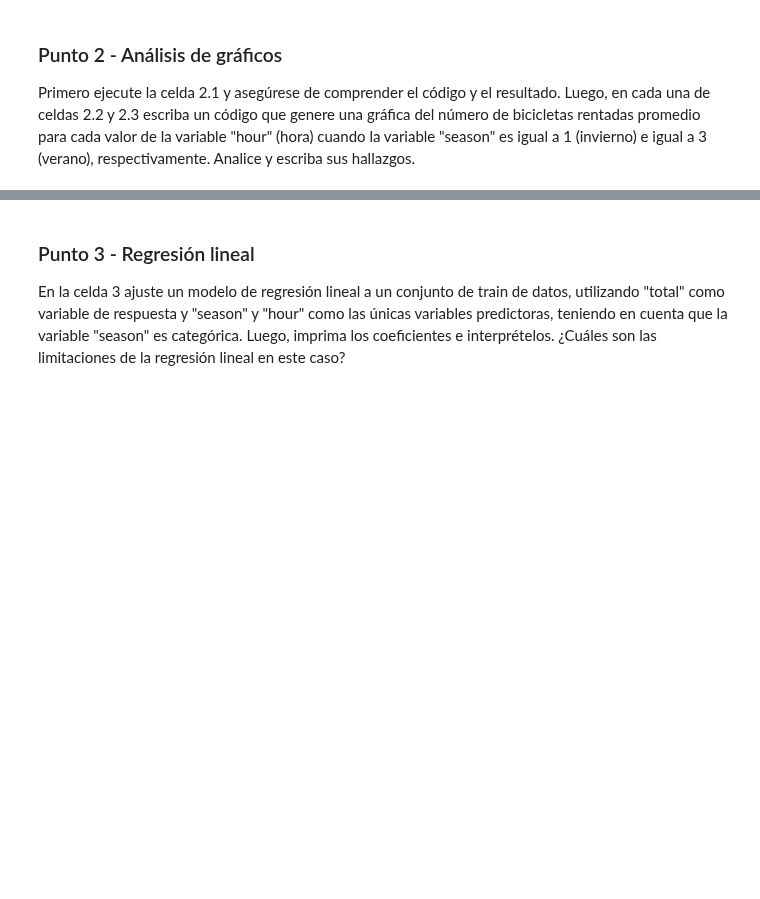
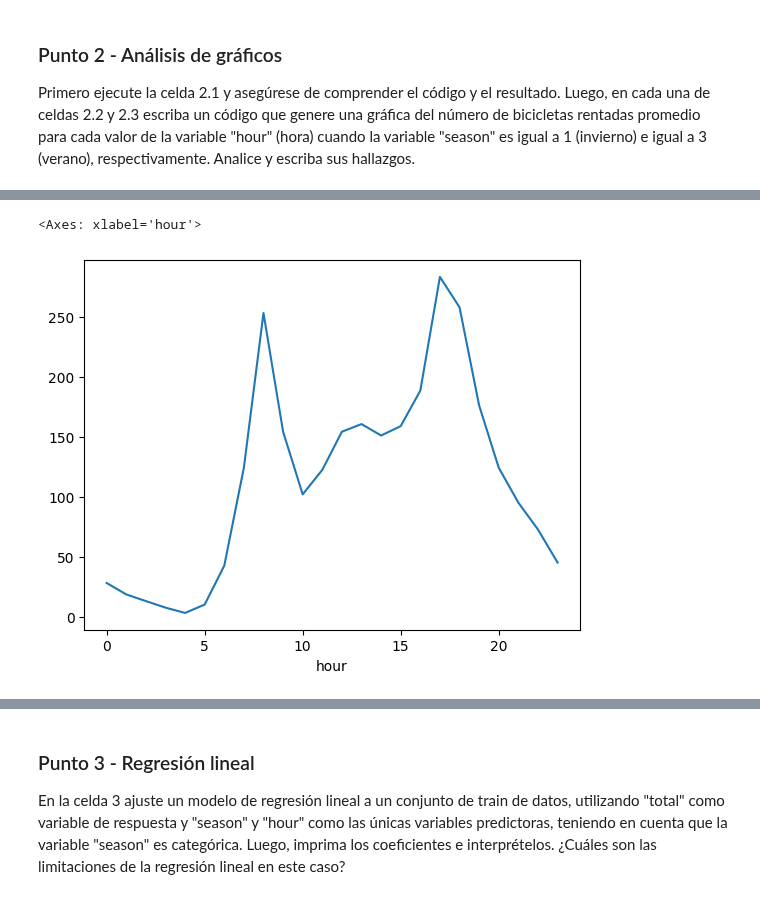
Before and after one commit to catalina-lara/ML-NLP, a Jupyter notebook: Semana 1/S1TC1_arboles_ensamblajes.ipynb, the cells around one changed output, grey strips where cells are left out. Cells and saved outputs as stored; diff of their text form; code cells hidden in the pictures; blank space fills up the shorter version.

```diff
--- a/Semana 1/S1TC1_arboles_ensamblajes.ipynb
+++ b/Semana 1/S1TC1_arboles_ensamblajes.ipynb
@@ -53,4 +126,8 @@ bikes.groupby('hour').total.mean().plot()
 # %%
 # Celda 2.2 - "season"=1 escriba su código y hallazgos
+bikes[bikes['season'] == 1].groupby('hour').total.mean().plot()
+# %% [output]
+<Axes: xlabel='hour'>
+[figure, added]
 # %%
 # Celda 2.3 - "season"=3 escriba su código y hallazgos
```
Also changed, not shown: parts of 17 cells of this notebook.
